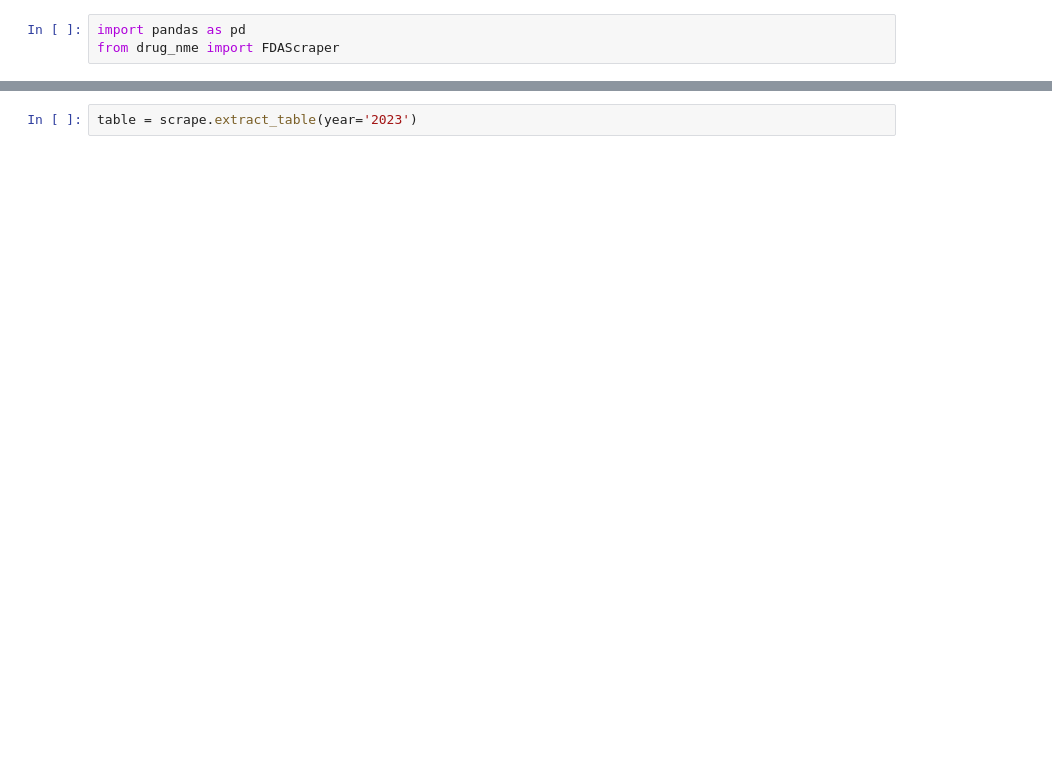
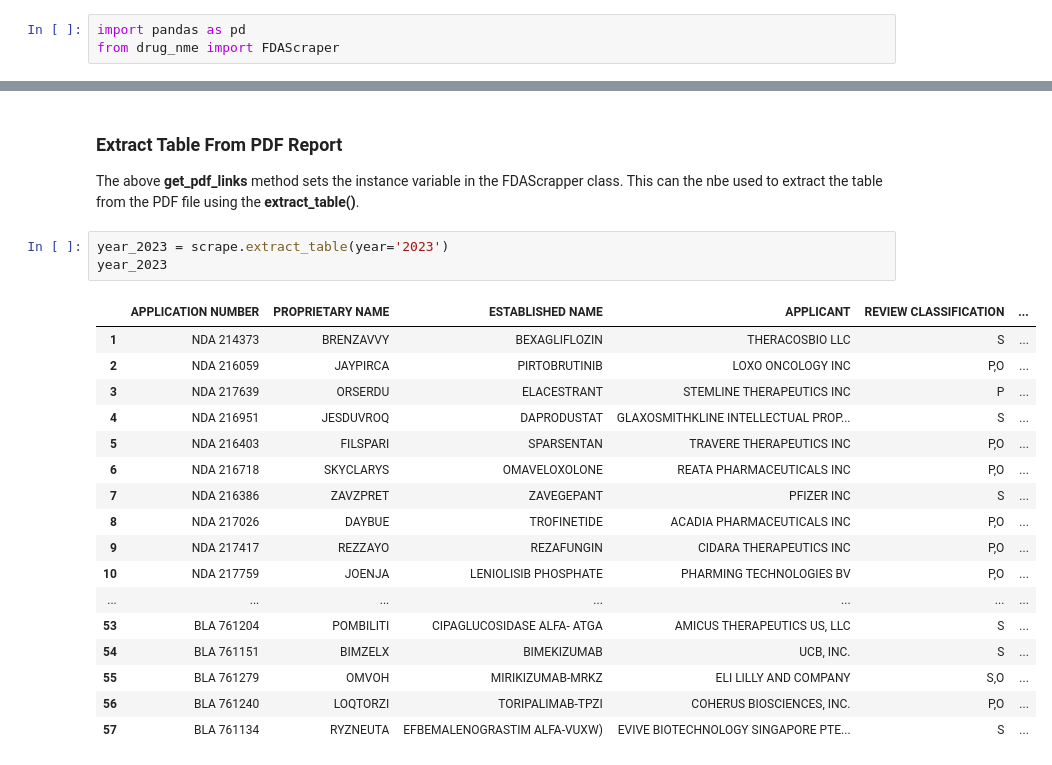
Before and after one commit to tlint101/drug_nme, a Jupyter notebook: Tutorial/FDAScraper.ipynb, the cells around one changed output, grey strips where cells are left out. Cells and saved outputs as stored; diff of their text form; blank space fills up the shorter version.

Commit message:
update FDAScrapper.ipynb with documentation

```diff
--- a/Tutorial/FDAScraper.ipynb
+++ b/Tutorial/FDAScraper.ipynb
@@ -22,2 +45,25 @@ links
+# %% [markdown]
+### Extract Table From PDF Report
+
+The above **get_pdf_links** method sets the instance variable in the FDAScrapper class. This can the nbe used to extract the table from the PDF file using the **extract_table()**.
 # %%
-table = scrape.extract_table(year='2023')
+year_2023 = scrape.extract_table(year='2023')
+year_2023
+# %% [output]
+|  | APPLICATION NUMBER | PROPRIETARY NAME | ESTABLISHED NAME | APPLICANT | REVIEW CLASSIFICATION | ... |
+| 1 | NDA 214373 | BRENZAVVY | BEXAGLIFLOZIN | THERACOSBIO LLC | S | ... |
+| 2 | NDA 216059 | JAYPIRCA | PIRTOBRUTINIB | LOXO ONCOLOGY INC | P,O | ... |
+| 3 | NDA 217639 | ORSERDU | ELACESTRANT | STEMLINE THERAPEUTICS INC | P | ... |
+| 4 | NDA 216951 | JESDUVROQ | DAPRODUSTAT | GLAXOSMITHKLINE INTELLECTUAL PROP... | S | ... |
+| 5 | NDA 216403 | FILSPARI | SPARSENTAN | TRAVERE THERAPEUTICS INC | P,O | ... |
+| 6 | NDA 216718 | SKYCLARYS | OMAVELOXOLONE | REATA PHARMACEUTICALS INC | P,O | ... |
+| 7 | NDA 216386 | ZAVZPRET | ZAVEGEPANT | PFIZER INC | S | ... |
+| 8 | NDA 217026 | DAYBUE | TROFINETIDE | ACADIA PHARMACEUTICALS INC | P,O | ... |
+| 9 | NDA 217417 | REZZAYO | REZAFUNGIN | CIDARA THERAPEUTICS INC | P,O | ... |
+| 10 | NDA 217759 | JOENJA | LENIOLISIB PHOSPHATE | PHARMING TECHNOLOGIES BV | P,O | ... |
+| ... | ... | ... | ... | ... | ... | ... |
+| 53 | BLA 761204 | POMBILITI | CIPAGLUCOSIDASE ALFA- ATGA | AMICUS THERAPEUTICS US, LLC | S | ... |
+| 54 | BLA 761151 | BIMZELX | BIMEKIZUMAB | UCB, INC. | S | ... |
+| 55 | BLA 761279 | OMVOH | MIRIKIZUMAB-MRKZ | ELI LILLY AND COMPANY | S,O | ... |
+| 56 | BLA 761240 | LOQTORZI | TORIPALIMAB-TPZI | COHERUS BIOSCIENCES, INC. | P,O | ... |
+| 57 | BLA 761134 | RYZNEUTA | EFBEMALENOGRASTIM ALFA-VUXW) | EVIVE BIOTECHNOLOGY SINGAPORE PTE... | S | ... |
```
Also changed, not shown: parts of 15 cells of this notebook.
